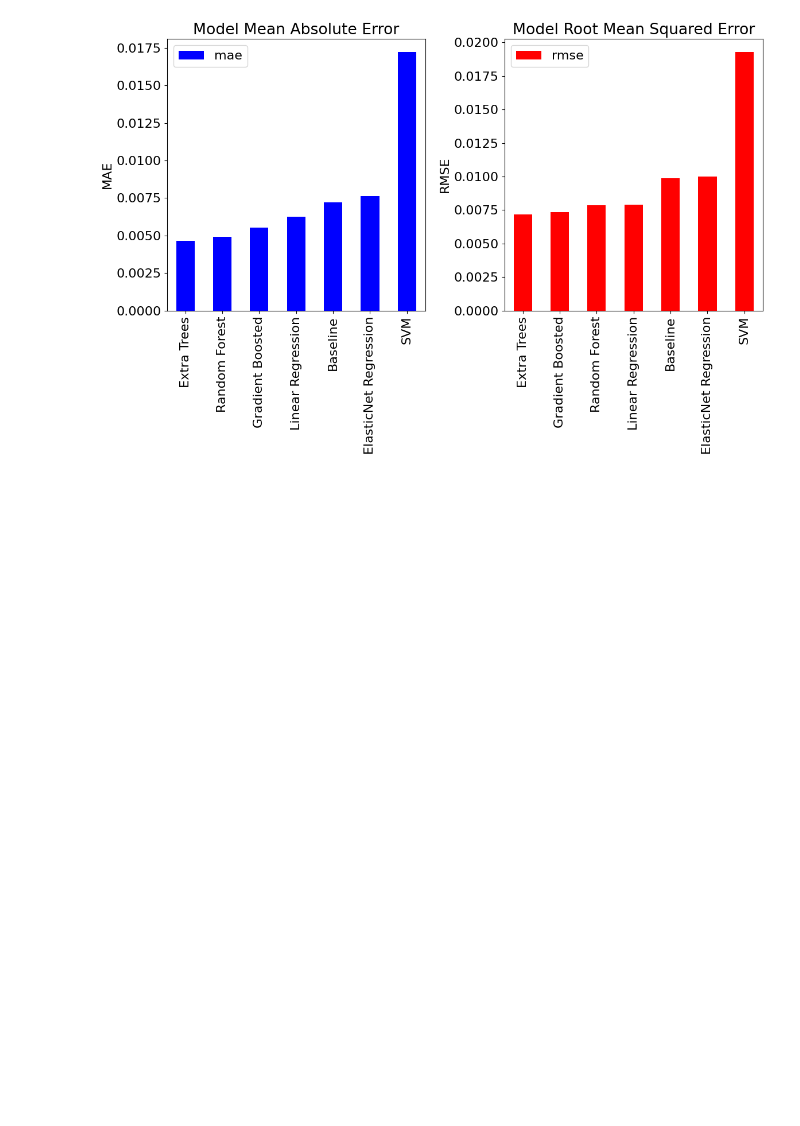
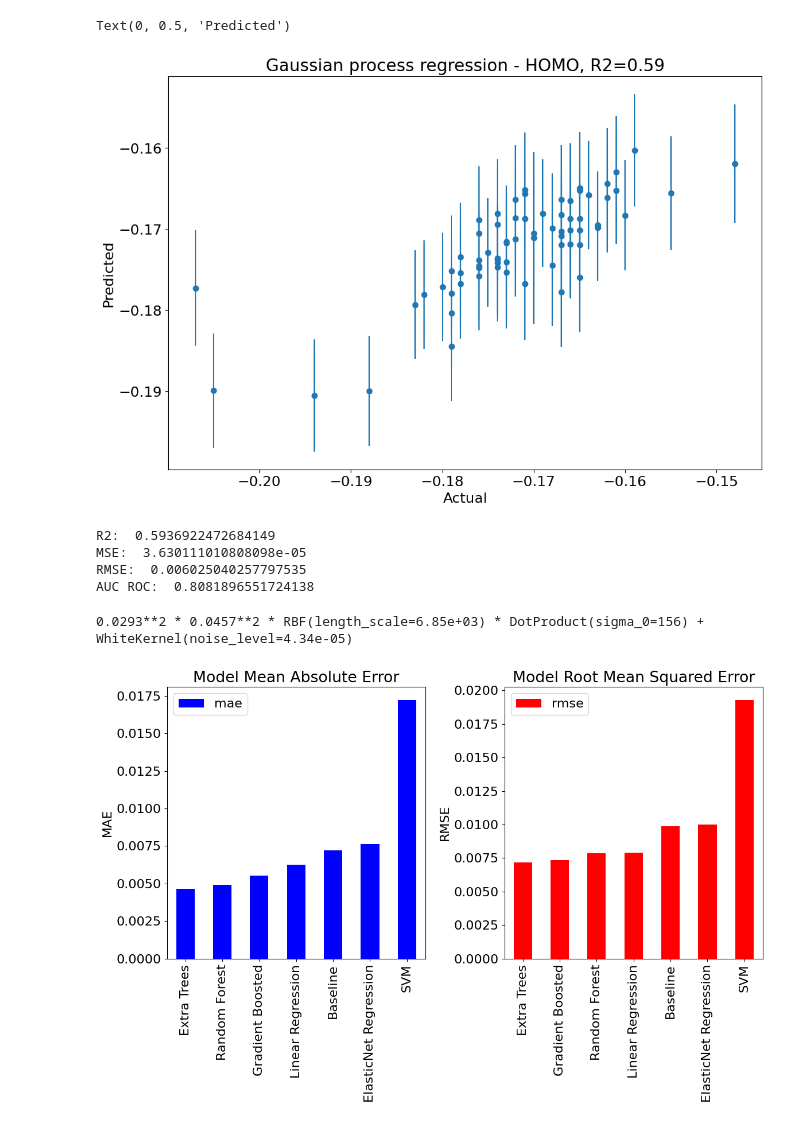
Before and after one commit to respera2/tjl, a Jupyter notebook: Havard Dataset/HV_reg.ipynb, the cells around one changed output. Cells and saved outputs as stored; diff of their text form; code cells hidden in the pictures; blank space fills up the shorter version.

```diff
--- a/Havard Dataset/HV_reg.ipynb
+++ b/Havard Dataset/HV_reg.ipynb
@@ -84,3 +87,55 @@ NameError: name 'model' is not defined
+# %%
+data = pd.read_csv('Full_Descriptors.csv')
+data = data.dropna()
+y = data['HOMO']
+X = data.loc[:, ['Molecular Weight', 'Heavy Atom Molecular Weight', 'Max Absolute Partial Charge', 'Max Partial Charge',
+         'Min Abs Partial Charge', 'Min Partial Charge', 'Radical Electrons', 'Valence Electrons', 'NHOH Count', 'NO Count',
+         'H Acceptors', 'H Donors', 'Ring Count', 'Aliphatic Rings', 'Aromatic Rings', 'Saturated Rings', 'Aromatic Carbocycles',
+         'Aromatic Heterocycles', 'Heteroatoms', 'Rotatable Bonds', 'Saturated Carbocycles', 'Saturated Heterocycles', 'H Count',
+         'C Count', 'N Count', 'F Count', 'Halogen Count', 'Double Bonds', 'Triple Bonds']]
+list_numerical = X.columns
+
+
+# split data
+X_train, X_test, y_train, y_test = train_test_split(X, y, test_size=0.2, random_state=10)
+
+kernel = ConstantKernel(1.0) * ConstantKernel(1.0) * RBF(10) * DotProduct() + WhiteKernel(5)
+model = GaussianProcessRegressor(kernel=kernel, n_restarts_optimizer=9)
+model.fit(X_train, y_train)
+y_pred_tr, y_pred_tr_std = model.predict(X_train, return_std=True)
+y_pred_te, y_pred_te_std = model.predict(X_test, return_std=True)
+
+plt.figure()
+plt.errorbar(y_test, y_pred_te, yerr=y_pred_te_std, fmt='o')
+plt.title('Gaussian process regression - HOMO, R2=%.2f' % r2_score(y_test, y_pred_te))
+plt.xlabel('Actual')
+plt.ylabel('Predicted')
+# %% [output]
+Text(0, 0.5, 'Predicted')
+[figure, added]
+# %%
+from sklearn.metrics import mean_squared_error
+
+prediction = model.predict(X_test)
+mse = mean_squared_error(y_test, prediction)
+#calculate R-squared of regression model
+r_squared = model.score(X_test, y_test)
+
+#view R-squared value
+print("R2: ", r_squared)
+rmse = mse**.5
+print("MSE: ", mse)
+print("RMSE: ", rmse)
+print("AUC ROC: ", naive_roc_auc_score(y_test, prediction))
+# %% [output]
+R2:  0.5936922472684149
+MSE:  3.630111010808098e-05
+RMSE:  0.006025040257797535
+AUC ROC:  0.8081896551724138
+# %%
+model.kernel_
+# %% [output]
+0.0293**2 * 0.0457**2 * RBF(length_scale=6.85e+03) * DotProduct(sigma_0=156) + WhiteKernel(noise_level=4.34e-05)
 # %%
 param_grid = {
     "kernel": [3,5,10,15,20,None]
```
Also changed, not shown: parts of 3 cells of this notebook, 30 other files.
